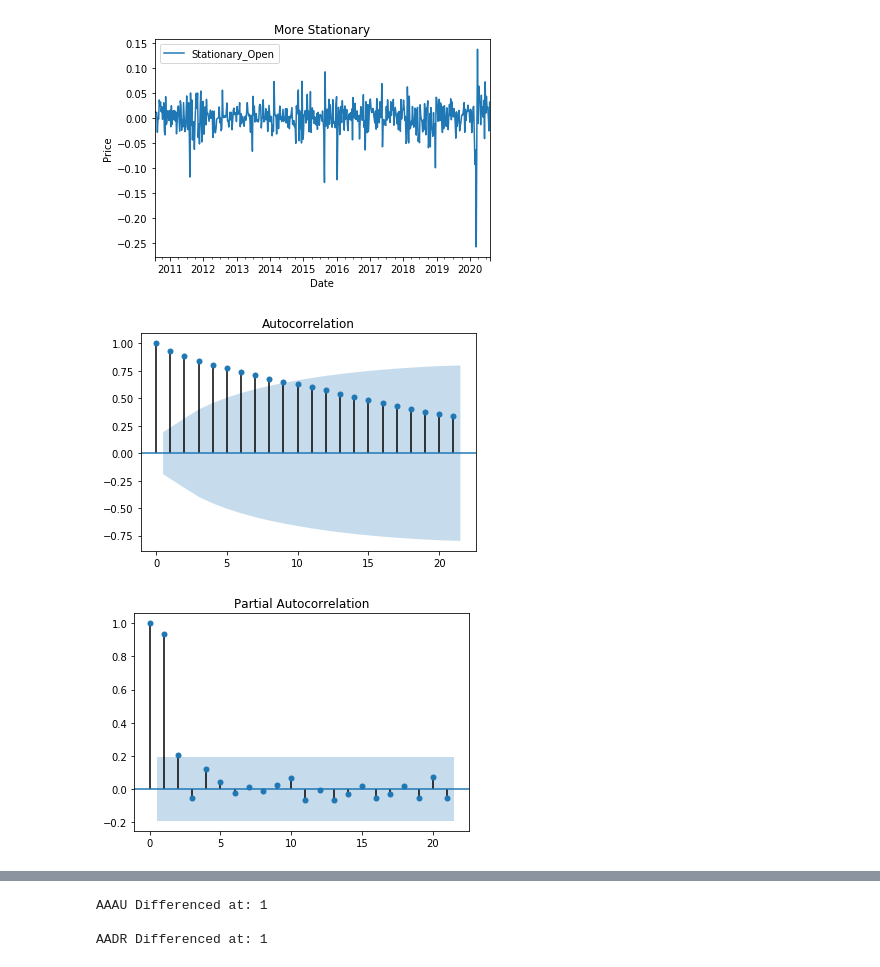
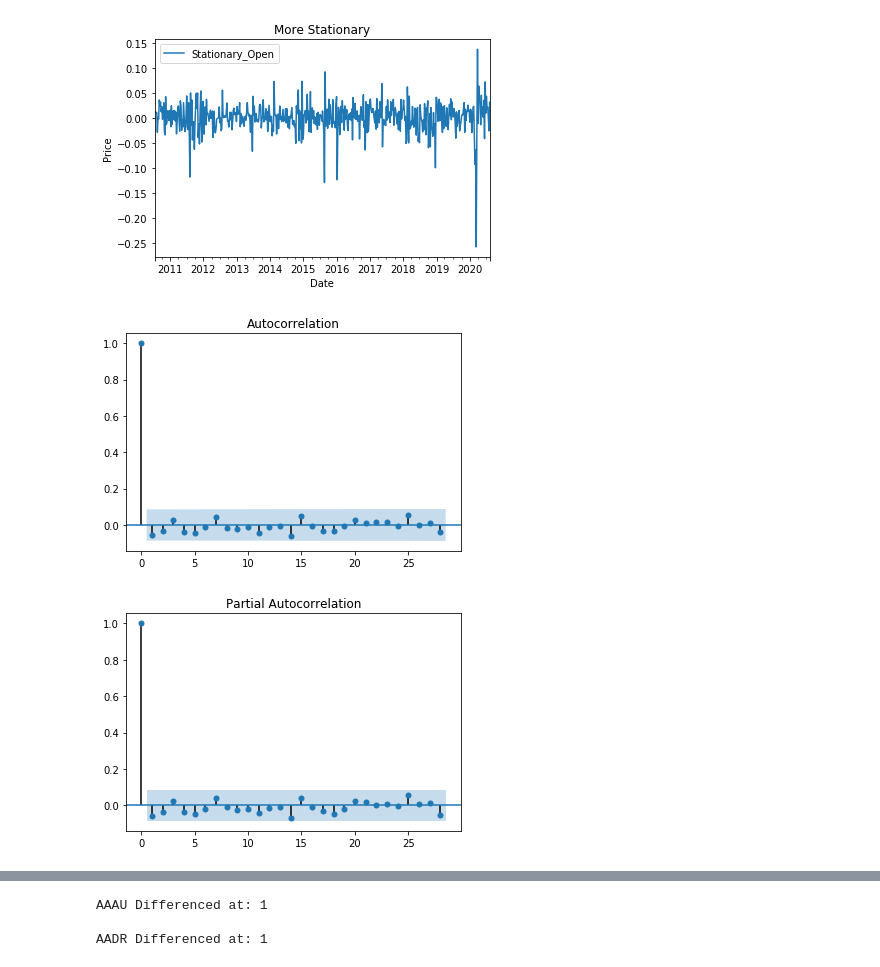
Before and after one commit to rmei97/ETF_scraper, a Jupyter notebook: modeling.ipynb, the cells around one changed output, grey strips where cells are left out. Drawn from its saved outputs; the diff is of its cells as text; code cells hidden in the pictures.

```diff
--- a/modeling.ipynb
+++ b/modeling.ipynb
@@ -85,7 +85,7 @@ data.plot('Date','Open',kind = 'line')
 plt.title('Non-Stationary')
 plt.ylabel('Price')
 
-data['Stationary'] = np.log(data['Open']).diff(periods=1)[1:]
+data['Stationary_Open'] = np.log(data['Open']).diff(periods=1)[1:]
 data.plot('Date','Stationary_Open',kind = 'line')
 plt.title('More Stationary')
 plt.ylabel('Price')
@@ -94,9 +94,9 @@ Text(0, 0.5, 'Price')
 [figure]
 [figure]
 # %%
-plot_acf(data['Open'])
-plot_pacf(data['Open'])
+plot_acf(data['Stationary'][1:])
+plot_pacf(data['Stationary'][1:])
 print()
 # %% [output]
-[figure, old version]
+[figure, new version]
-[figure, old version]
+[figure, new version]
```
Also changed, not shown: parts of 6 cells of this notebook.
